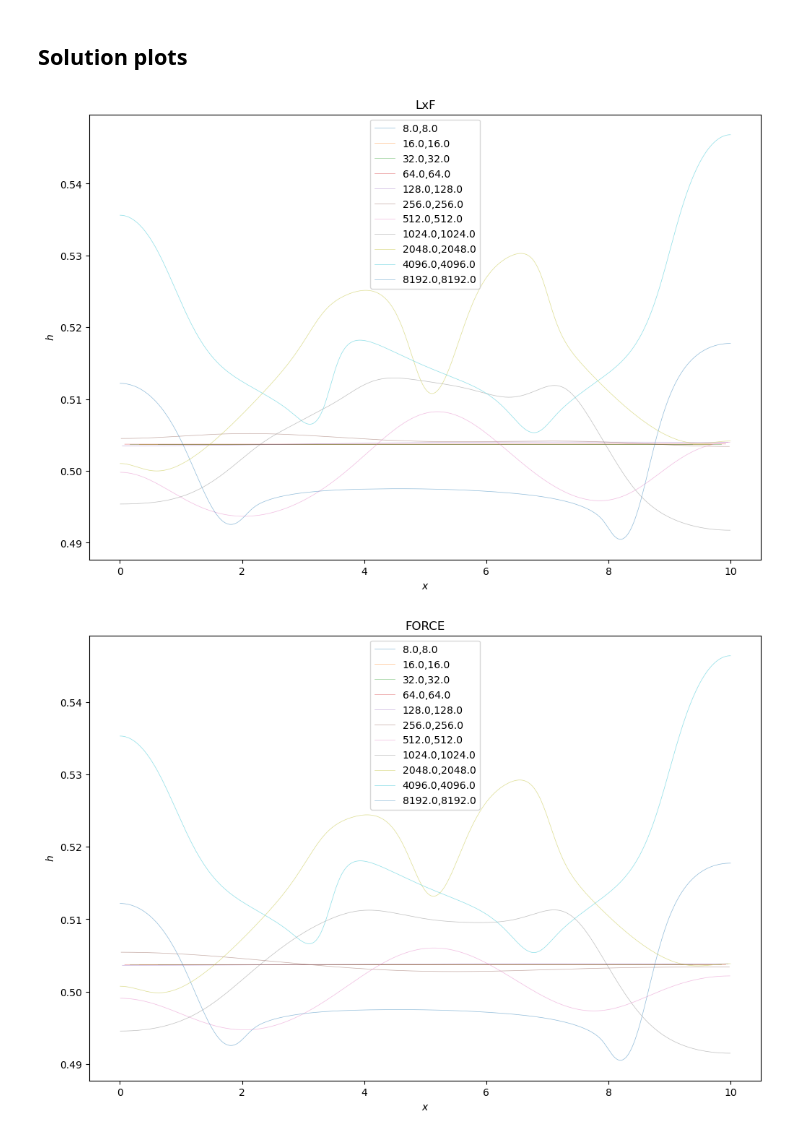
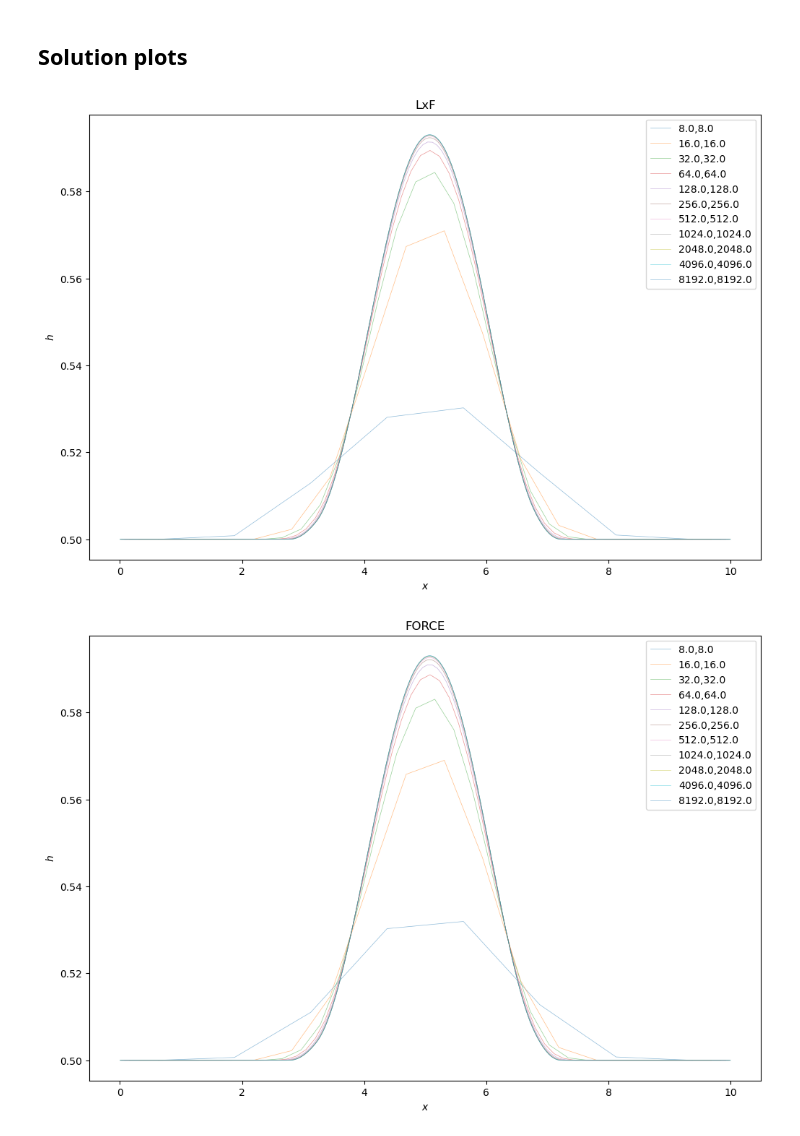
Before and after one commit to aadi-bh/FiniteVolumeGPU, a Jupyter notebook: plotter_simulator.ipynb, the cells around one changed output. Cells and saved outputs as stored; diff of their text form; code cells hidden in the pictures.

```diff
--- a/plotter_simulator.ipynb
+++ b/plotter_simulator.ipynb
@@ -252,0 +242,10 @@ miscPlotting.save_figure(fig, "time_spent_for_bignumber_timesteps", ic)
+# %%
+fig = plt.figure()
+miscPlotting.setBwStyles(fig.gca())
+for i, simulator in enumerate(simulators):
+    plt.semilogx(ds_x[i] * ds_y[i], longsim_tf[i] * ds_x[i], label = f"{simulator.__name__}")
+#    plt.xlabel("$n_x\\times n_y$")
+#   plt.ylabel("$t_f$")
+plt.legend()
+#plt.title(f"Averaged $\Delta t$ for {longsim_nt.astype(int)} timesteps")
+# miscPlotting.save_figure(fig, "time_spent_for_bignumber_timesteps", ic)
@@ -306,7 +308,7 @@ fig = plt.figure()
 miscPlotting.setBwStyles(fig.gca())
 plt.title("Peak performance vs rate of convergence")
 for i, sim in enumerate(simulators):
-    plt.scatter(peak_megacells_per_sec[i], np.mean(order[i]), color=sns.color_palette("Paired", 7)[i], label=sim.__name__)
+    plt.plot(peak_megacells_per_sec[i], np.mean(order[i]), color=sns.color_palette("Paired", 8)[i], label=sim.__name__, markersize=sim_errors[i, 0], linewidth=1e-5)
 plt.xlabel("Peak megacells per sec")
 plt.ylabel("mean order of convergence")
 plt.legend()
@@ -346,33 +348,33 @@ display(order_summary)
 ## Solution plots
 # %%
 def plot_solution(simulator, nx, ny, label, **kwargs):
-    datafilename = gen_filename(None, nx, ny, ic=ic, simulator=simulator.__name__, prefix='time')
+    datafilename = gen_filename(None, nx, ny, ic=ic, simulator=simulator.__name__, prefix='space')
 
     #Read the solution
     with np.load(datafilename) as data:
         h = data['h']
 
     x = np.linspace(0.5, nx-0.5, nx)*10.0/float(nx)
     y = h[int(h.shape[0]/2),:]
 
     plt.plot(x, y, label=label, **kwargs)
 
     h = None
     x = None
     gc.collect() # Force
 
 for i, simulator in enumerate(simulators):
     fig = plt.figure()
     # miscPlotting.setBwStyles(fig.gca())
 #    plot_solution(simulator, ref_nx, label=str(ref_nx) +" (ref)", c='k', ls='dotted', marker=None, lw=1, alpha=0.5)
     for nx,ny in zip(ds_x[i], ds_y[i]):
 #        fig.set_prop_cycle(cycler('color', miscPlotting.sns.color_palette()))
         plot_solution(simulator, nx.astype(int), ny.astype(int), label=str(nx) + ',' + str(ny), marker=None, lw=0.5, alpha=0.5)
     plt.xlabel("$x$")
     plt.ylabel("$h$")
     plt.legend()
     plt.title(simulator.__name__)
-    miscPlotting.save_figure(fig, f"solutions_{simulator.__name__}", ic)
+#    miscPlotting.save_figure(fig, f"solutions_{simulator.__name__}", ic)
 # %% [output]
-[figure, old version]
+[figure, new version]
-[figure, old version]
+[figure, new version]
```
Also changed, not shown: parts of 10 cells of this notebook.
